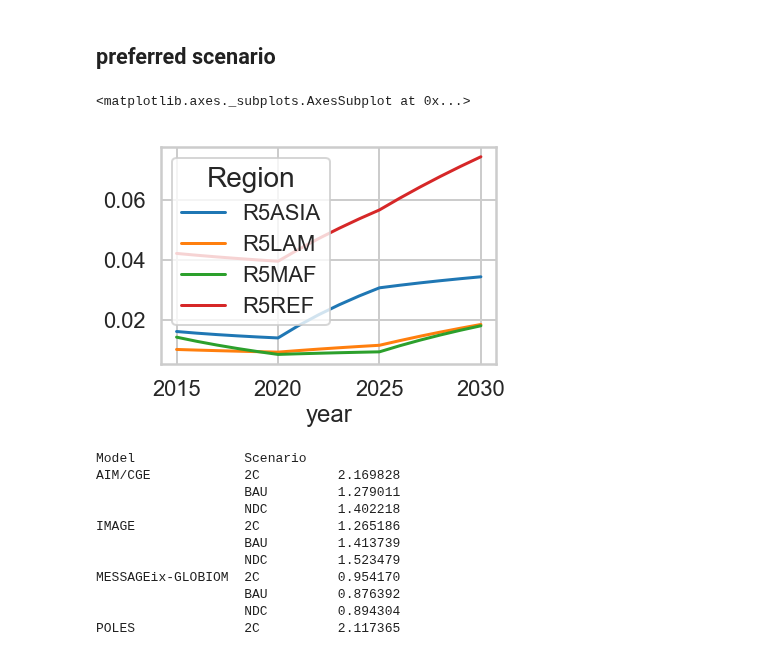
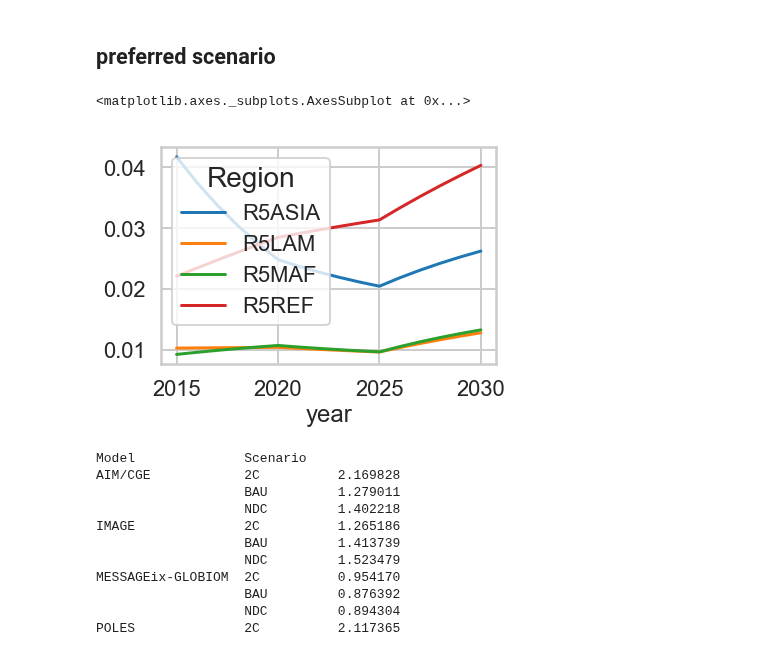
Before and after one commit to julierozenberg/infra_needs_analyses, a Jupyter notebook: Brahim_energy_global.ipynb, the cells around one changed output. Cells and saved outputs as stored; diff of their text form; code cells hidden in the pictures.

```diff
--- a/Brahim_energy_global.ipynb
+++ b/Brahim_energy_global.ipynb
@@ -77,12 +139,12 @@ investments = investments.set_index(['Model', 'Region', 'Scenario', 'year'])
 # %% [markdown]
 ## preferred scenario
 # %%
-best_scenario = investments.investments_over_gdp.unstack("Scenario")["2C"].unstack("Model")["AIM/CGE"]
+best_scenario = investments.investments_over_gdp.unstack("Scenario")["2C"].unstack("Model")["POLES"]
 
 best_scenario.unstack("Region").plot()
 # %% [output]
 <matplotlib.axes._subplots.AxesSubplot at 0x...>
-[figure, old version]
+[figure, new version]
 # %%
 all_dev_countries = investments.sum(level=["Model", "Scenario","year"]).drop(["investments_over_gdp"],axis=1).copy()
 # %%
```
Also changed, not shown: parts of 10 cells of this notebook, 4 other files.
